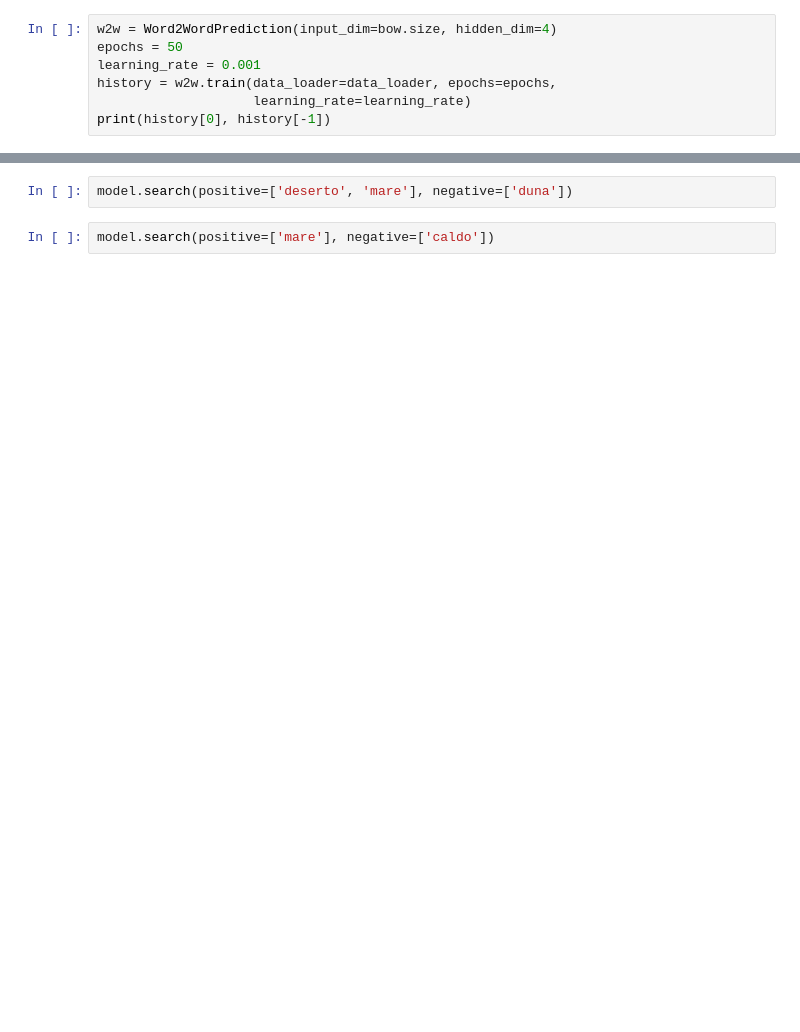
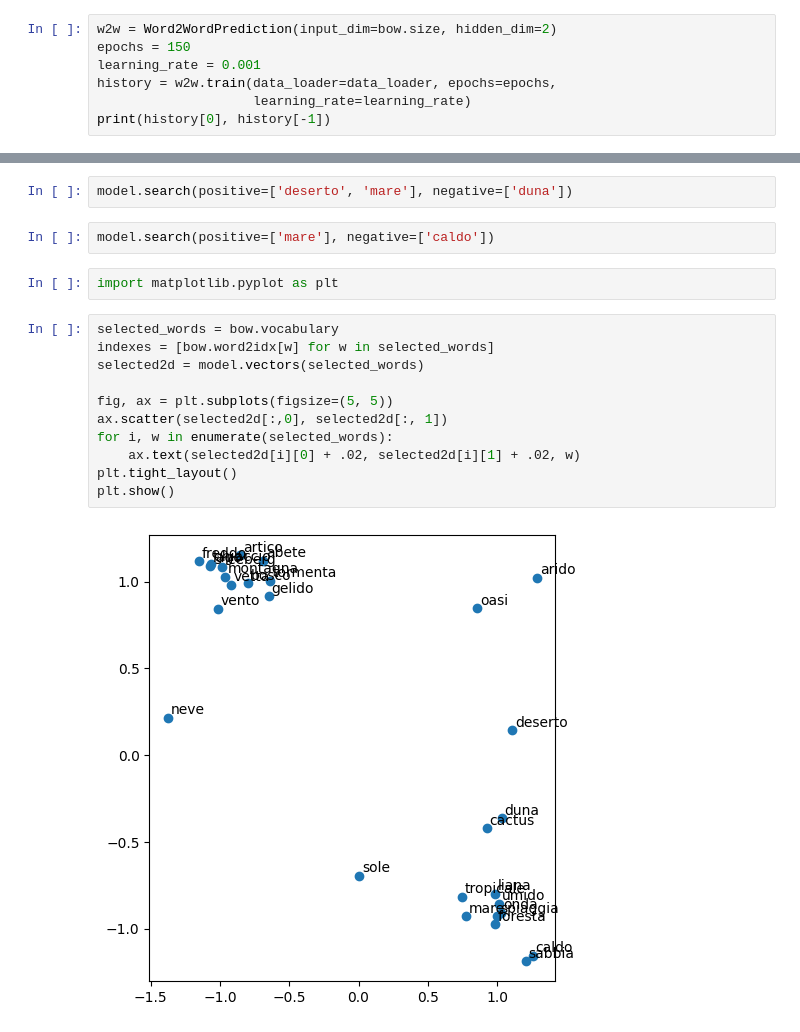
Before and after one commit to afflint/tdl, a Jupyter notebook: 2024-25/word2vec.ipynb, the cells around one changed output, grey strips where cells are left out. Cells and saved outputs as stored; diff of their text form; blank space fills up the shorter version.

```diff
--- a/2024-25/word2vec.ipynb
+++ b/2024-25/word2vec.ipynb
@@ -36,8 +36,8 @@ duna | oasi | deserto | cactus | arido
 # %% [markdown]
 ### Initialize and training the model
 # %%
-w2w = Word2WordPrediction(input_dim=bow.size, hidden_dim=4)
-epochs = 50
+w2w = Word2WordPrediction(input_dim=bow.size, hidden_dim=2)
+epochs = 150
 learning_rate = 0.001
 history = w2w.train(data_loader=data_loader, epochs=epochs,
                     learning_rate=learning_rate)
@@ -132,3 +176,18 @@ dtype: float32
 model.search(positive=['deserto', 'mare'], negative=['duna'])
 # %%
 model.search(positive=['mare'], negative=['caldo'])
+# %%
+import matplotlib.pyplot as plt
+# %%
+selected_words = bow.vocabulary
+indexes = [bow.word2idx[w] for w in selected_words]
+selected2d = model.vectors(selected_words)
+
+fig, ax = plt.subplots(figsize=(5, 5))
+ax.scatter(selected2d[:,0], selected2d[:, 1])
+for i, w in enumerate(selected_words):
+    ax.text(selected2d[i][0] + .02, selected2d[i][1] + .02, w)
+plt.tight_layout()
+plt.show()
+# %% [output]
+[figure, added]
```
Also changed, not shown: parts of 11 cells of this notebook, 1 other file.
